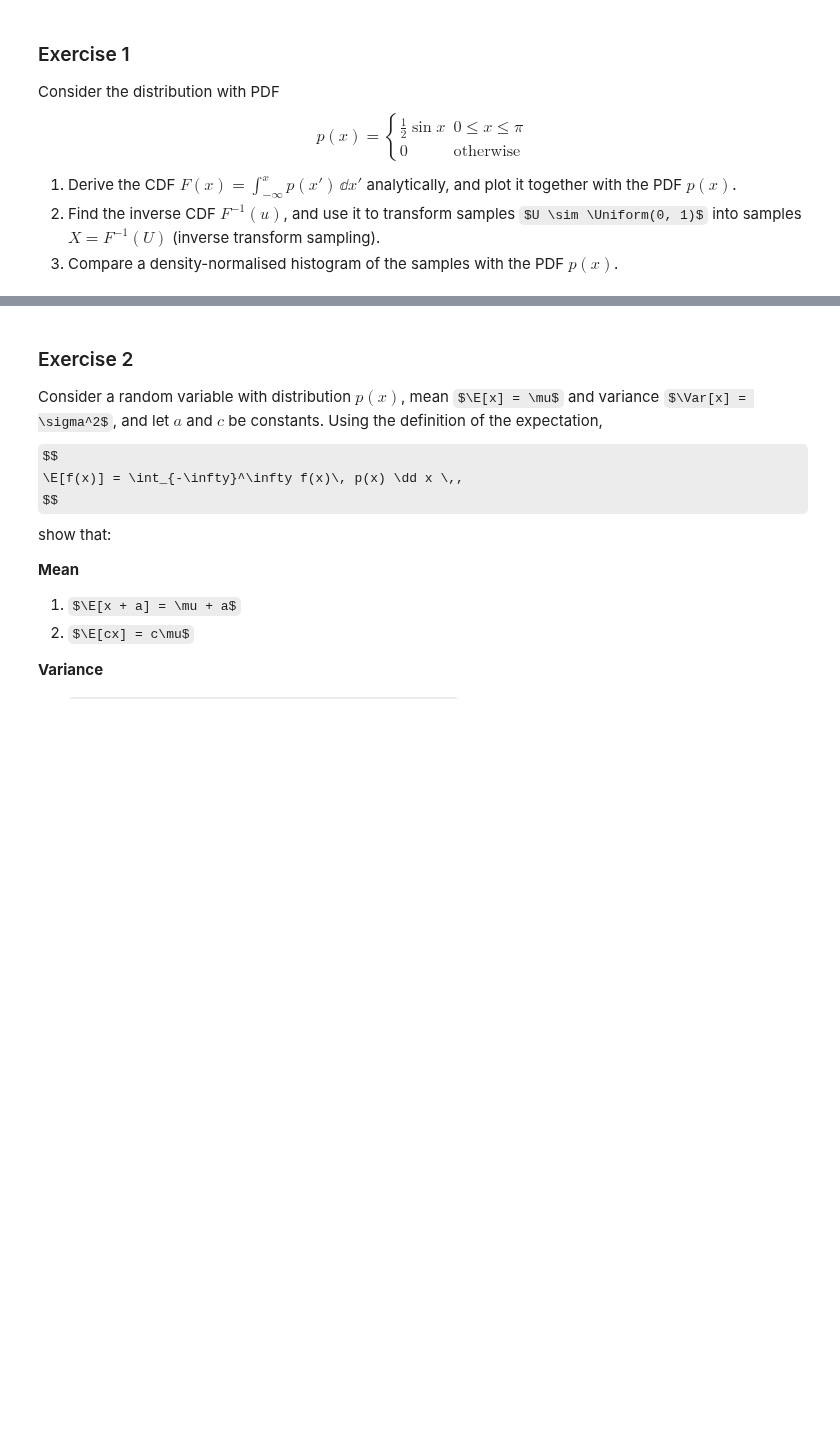
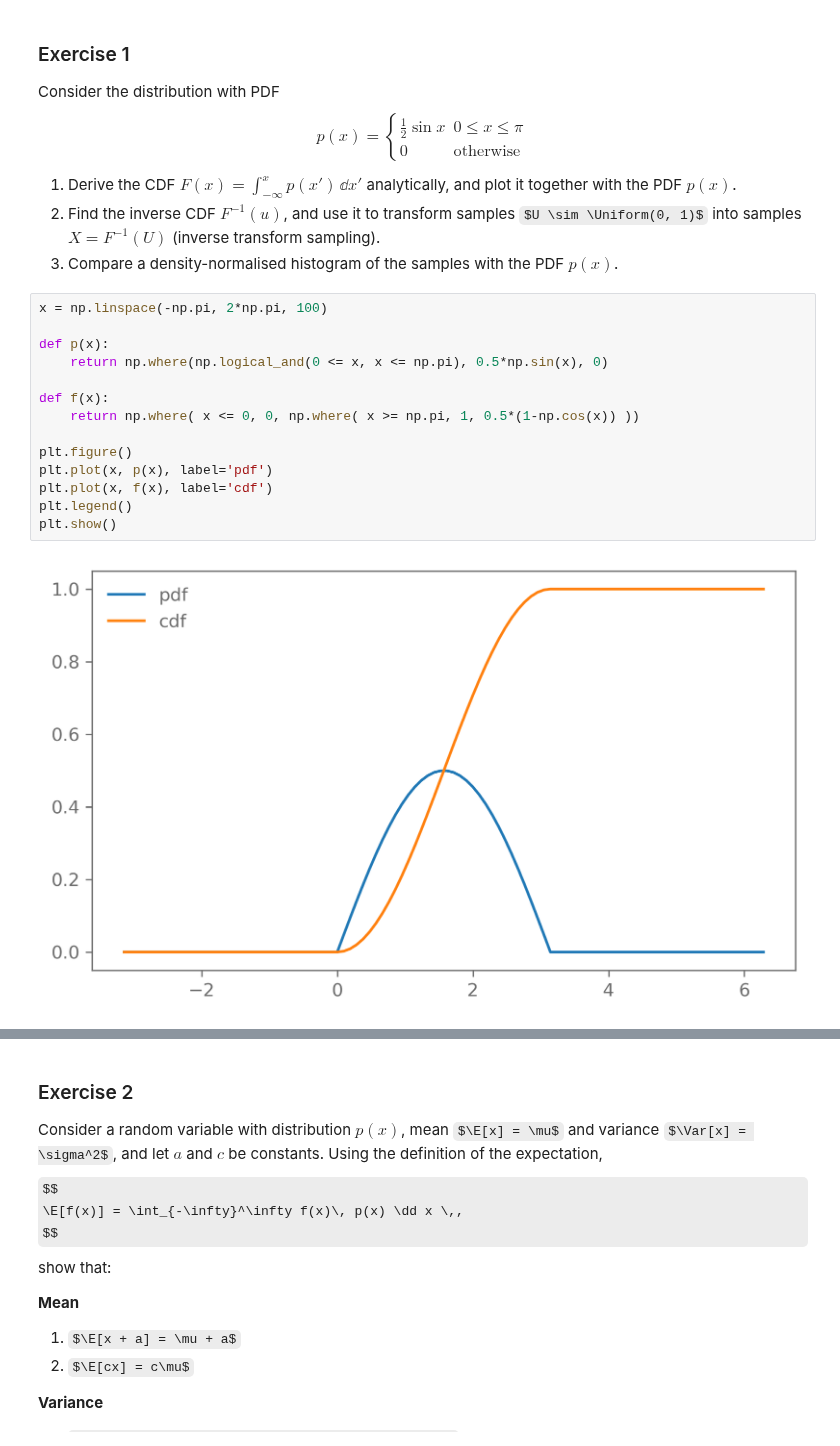
Before and after one commit to abelhecker-eth/Bayesian-Stats-HS2026, a Jupyter notebook: exercises/week3_random_variables_and_probability_distributions.ipynb, the cells around one changed output, grey strips where cells are left out. Saved outputs shown, nothing was run; the diff lists cells and outputs as text; some formulas as TeX source; blank space fills up the shorter version.

```diff
--- a/exercises/week3_random_variables_and_probability_distributions.ipynb
+++ b/exercises/week3_random_variables_and_probability_distributions.ipynb
@@ -41,3 +44,19 @@ $$
 1. Derive the CDF $F(x) = \int_{-\infty}^{x} p(x')\,\dd x'$ analytically, and plot it together with the PDF $p(x)$.
 2. Find the inverse CDF $F^{-1}(u)$, and use it to transform samples $U \sim \Uniform(0, 1)$ into samples $X = F^{-1}(U)$ (inverse transform sampling).
 3. Compare a density-normalised histogram of the samples with the PDF $p(x)$.
+# %%
+x = np.linspace(-np.pi, 2*np.pi, 100)
+
+def p(x):
+    return np.where(np.logical_and(0 <= x, x <= np.pi), 0.5*np.sin(x), 0)
+
+def f(x):
+    return np.where( x <= 0, 0, np.where( x >= np.pi, 1, 0.5*(1-np.cos(x)) ))
+
+plt.figure()
+plt.plot(x, p(x), label='pdf')
+plt.plot(x, f(x), label='cdf')
+plt.legend()
+plt.show()
+# %% [output]
+[figure, added]
```
Also changed, not shown: parts of 5 cells of this notebook.
